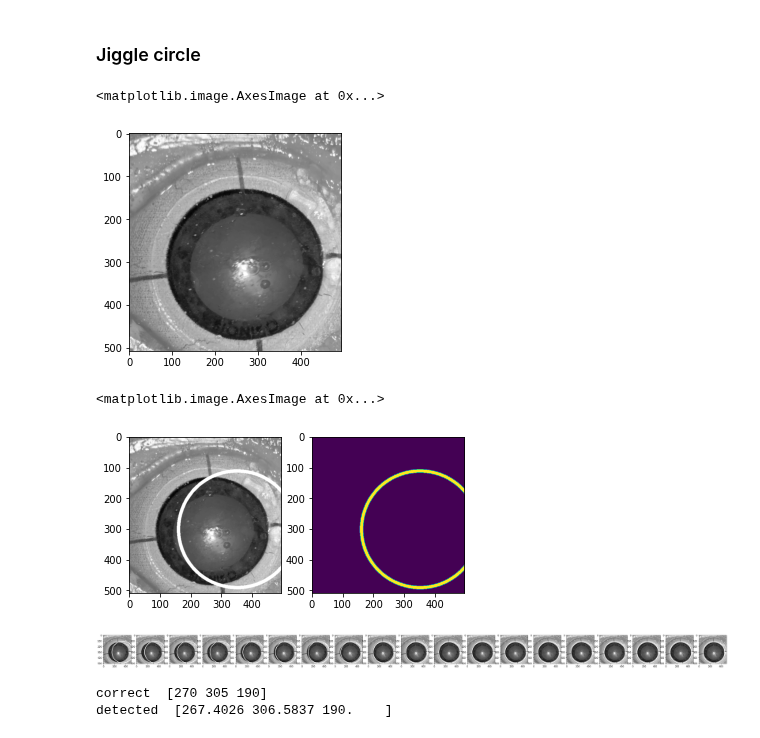
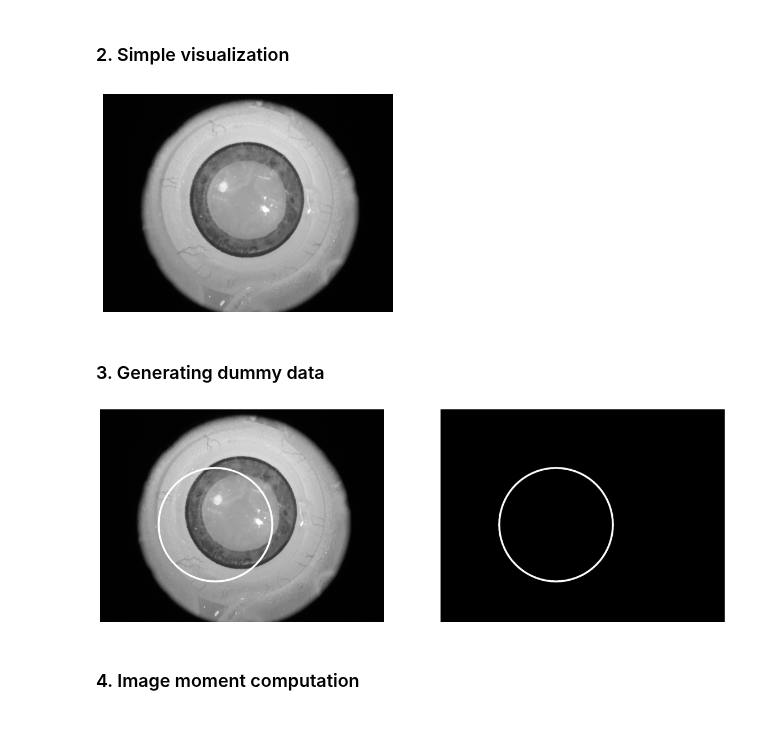
Before and after one commit to Custom-Surgical-GmbH/Cataract-Surgery-Training-Explorations, a Jupyter notebook: opencv_explorations/jiggle_circle.ipynb, the cells around one changed output. Cells and saved outputs as stored; diff of their text form; code cells hidden in the pictures.

```diff
--- a/opencv_explorations/jiggle_circle.ipynb
+++ b/opencv_explorations/jiggle_circle.ipynb
@@ -12,9 +17,11 @@ import matplotlib.pyplot as plt
-# %% [markdown]
-### Jiggle circle
+# %% [markdown]
+### 2. Simple visualization
 # %%
-im = cv2.imread('/Users/mirek/Desktop/test.png')
+im = cv2.imread('data/artificial/base3.jpeg')
 im = cv2.cvtColor(im, cv2.COLOR_BGR2GRAY)
+
 plt.imshow(im, cmap='gray')
+plt.axis('off')
+plt.show()
 # %% [output]
-<matplotlib.image.AxesImage at 0x...>
-[figure, old version]
+[figure, new version]
@@ -25,25 +28,23 @@ INIT_CIRCLE = np.array((350,300,190))
+# %% [markdown]
+### 3. Generating dummy data
 # %%
+CORRECT_CIRCLE = np.array((800, 580, 320))
+INIT_CIRCLE = np.array((650, 650, 320))
+
 im_c = im.copy()
 mask = np.zeros(im_c.shape, dtype=np.byte)
 cv2.circle(im_c, (INIT_CIRCLE[0], INIT_CIRCLE[1]), INIT_CIRCLE[2], 255, 10)
 cv2.circle(mask, (INIT_CIRCLE[0], INIT_CIRCLE[1]), INIT_CIRCLE[2], 1, 10)
 
-_, axs = plt.subplots(1,2)
+_, axs = plt.subplots(1, 2, figsize=(20, 10))
 axs[0].imshow(im_c, cmap='gray')
-axs[1].imshow(mask)
+axs[0].axis('off')
+
+axs[1].imshow(mask, cmap='gray')
+axs[1].axis('off')
+
+plt.show()
 # %% [output]
-<matplotlib.image.AxesImage at 0x...>
-[figure, old version]
+[figure, new version]
-# %%
-circle, intermediates = jiggle_circle(im, INIT_CIRCLE, return_intermediates=True)
-
-_, axs = plt.subplots(1, len(intermediates), figsize=(50,10))
-for i in range(len(intermediates)):
-    axs[i].imshow(intermediates[i], cmap='gray')
-
-plt.show()
-print('correct ', CORRECT_CIRCLE, '\ndetected ', circle)
-# %% [output]
-[figure, removed]
-correct  [270 305 190]
-detected  [267.4026 306.5837 190.    ]
+# %% [markdown]
+### 4. Image moment computation
```
Also changed, not shown: parts of 8 cells of this notebook, 4 other files.
